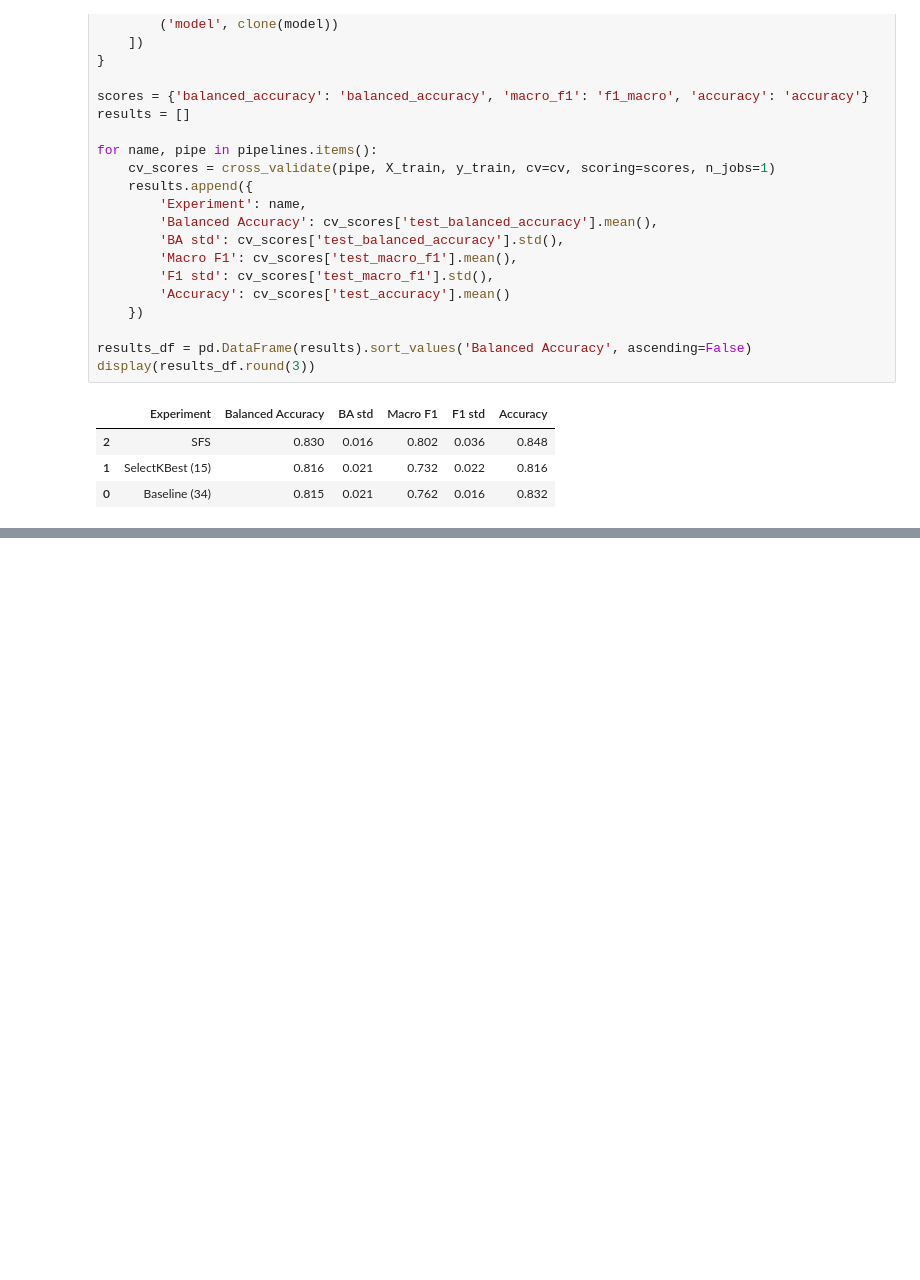
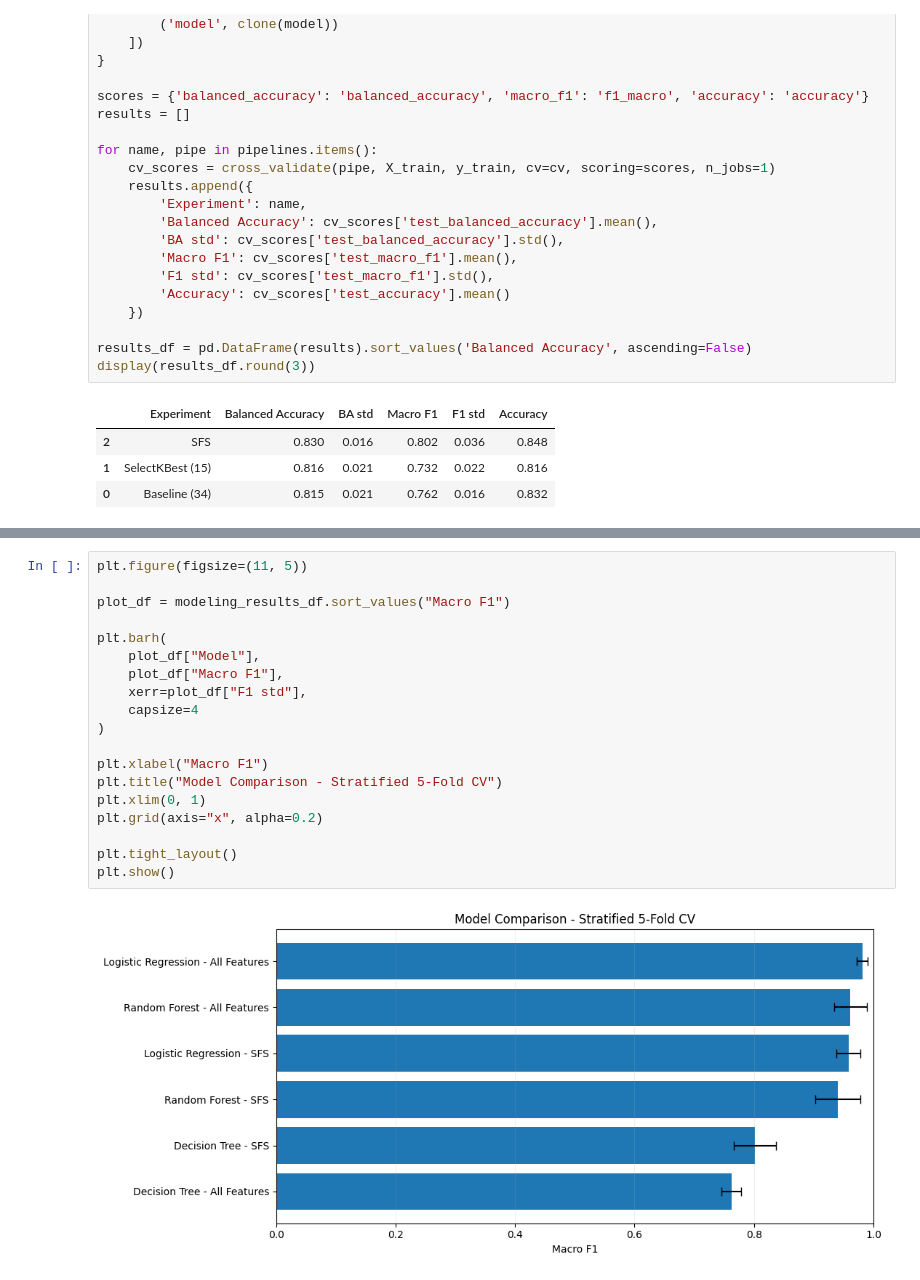
Before and after one commit to lolloantonioli/dermatology-disease-classification, a Jupyter notebook: dermatology_disease_classification.ipynb, the cells around one changed output, grey strips where cells are left out. Cells and saved outputs as stored; diff of their text form; blank space fills up the shorter version.

Commit message:
feat: add modeling and evaluation phases

```diff
--- a/dermatology_disease_classification.ipynb
+++ b/dermatology_disease_classification.ipynb
@@ -1234,0 +1403,21 @@ scrivere che uso come scoring in sfs balanced_accuracy perchè vengono numeri mi
+# %%
+plt.figure(figsize=(11, 5))
+
+plot_df = modeling_results_df.sort_values("Macro F1")
+
+plt.barh(
+    plot_df["Model"],
+    plot_df["Macro F1"],
+    xerr=plot_df["F1 std"],
+    capsize=4
+)
+
+plt.xlabel("Macro F1")
+plt.title("Model Comparison - Stratified 5-Fold CV")
+plt.xlim(0, 1)
+plt.grid(axis="x", alpha=0.2)
+
+plt.tight_layout()
+plt.show()
+# %% [output]
+[figure, added]
```
Also changed, not shown: parts of 22 cells of this notebook.
